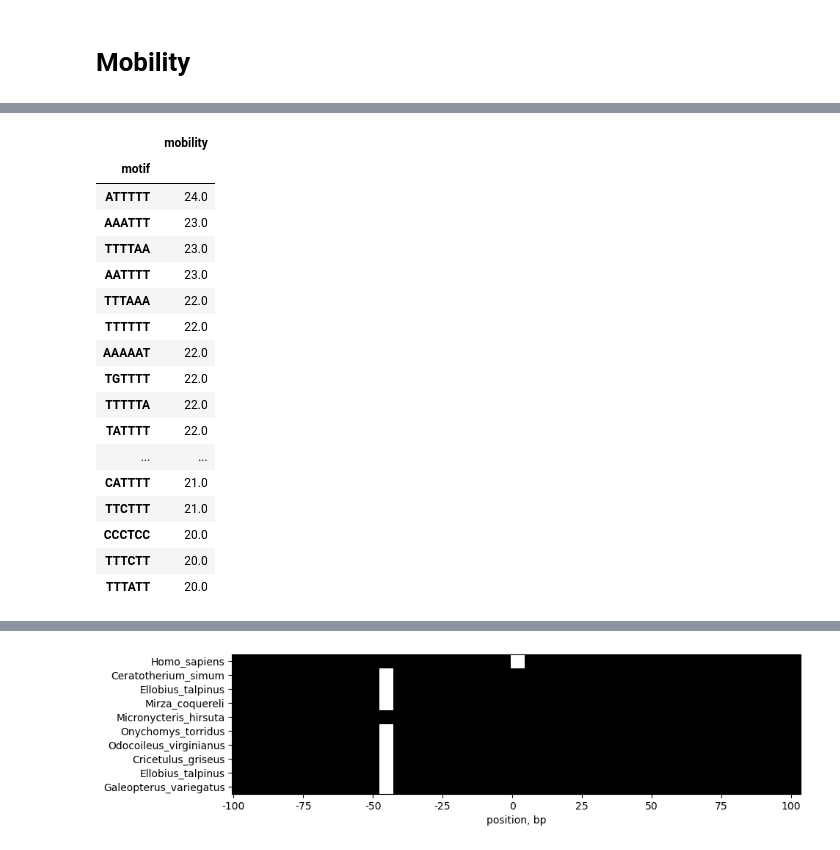
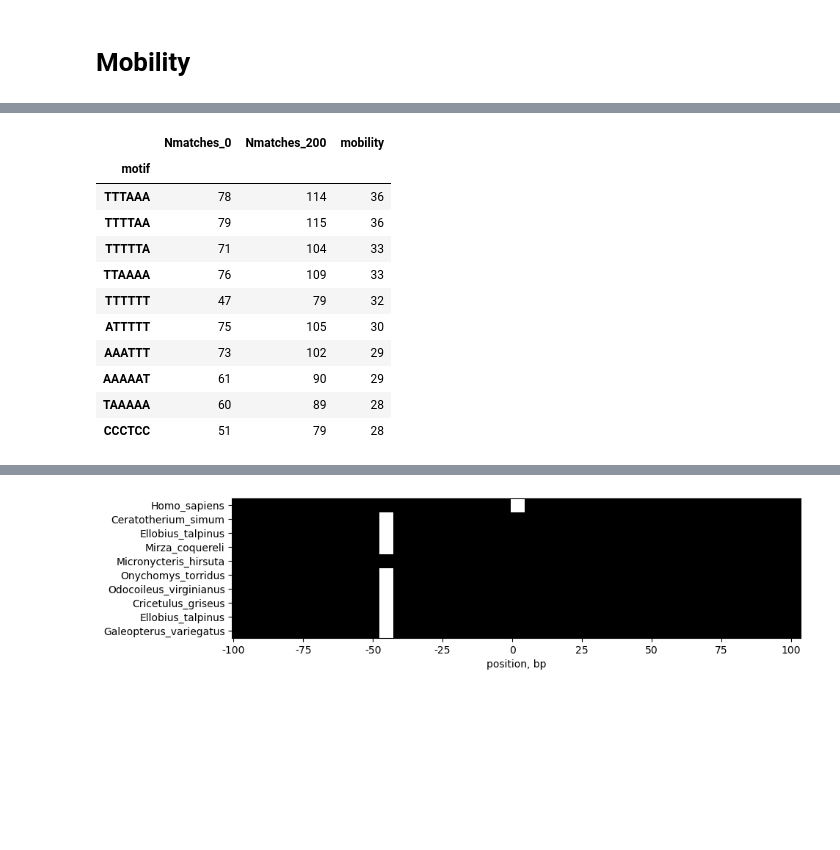
Before and after one commit to sergeyvilov/MLM, a Jupyter notebook: mammals_model/conservation/plots.ipynb, the cells around one changed output, grey strips where cells are left out. Saved outputs shown, nothing was run; the diff lists cells and outputs as text; code cells hidden in the pictures; blank space fills up the shorter version.

```diff
--- a/mammals_model/conservation/plots.ipynb
+++ b/mammals_model/conservation/plots.ipynb
@@ -170,8 +170,8 @@ motif_preds = motif_preds.merge(motif_nearest, how='left')
 # %%
-motif_preds['mobility'] = motif_preds.Nmatches_200-motif_preds.Nmatches_10
+motif_preds['mobility'] = motif_preds.Nmatches_200-motif_preds.Nmatches_0
 # %%
-df = motif_preds[motif_preds.L_nearest>400] #only motifs not overlapping with neighbours within Nmatches radius
-df = df.groupby('motif').mobility.mean().sort_values(ascending=False).round()
+df = motif_preds[motif_preds.L_nearest>200] #only motifs not overlapping with neighbours within Nmatches radius
+df = df[['motif','Nmatches_0','Nmatches_200','mobility']].groupby('motif').mean().sort_values(by='mobility',ascending=False).round()
 # %%
 import matplotlib as mpl
 
@@ -189,24 +189,18 @@ Text(0, 0.5, '# motifs')
 # %%
-df.head(20).to_frame() #average mobility per motif
+df.head(10).astype(int)
 # %% [output]
-|  | mobility |
-| motif |  |
-| ATTTTT | 24.0 |
-| AAATTT | 23.0 |
-| TTTTAA | 23.0 |
-| AATTTT | 23.0 |
-| TTTAAA | 22.0 |
-| TTTTTT | 22.0 |
-| AAAAAT | 22.0 |
-| TGTTTT | 22.0 |
-| TTTTTA | 22.0 |
-| TATTTT | 22.0 |
-| ... | ... |
-| CATTTT | 21.0 |
-| TTCTTT | 21.0 |
-| CCCTCC | 20.0 |
-| TTTCTT | 20.0 |
-| TTTATT | 20.0 |
+|  | Nmatches_0 | Nmatches_200 | mobility |
+| motif |  |  |  |
+| TTTAAA | 78 | 114 | 36 |
+| TTTTAA | 79 | 115 | 36 |
+| TTTTTA | 71 | 104 | 33 |
+| TTAAAA | 76 | 109 | 33 |
+| TTTTTT | 47 | 79 | 32 |
+| ATTTTT | 75 | 105 | 30 |
+| AAATTT | 73 | 102 | 29 |
+| AAAAAT | 61 | 90 | 29 |
+| TAAAAA | 60 | 89 | 28 |
+| CCCTCC | 51 | 79 | 28 |
 # %%
 def read_fasta(fasta_file):
 
```
Also changed, not shown: parts of 8 cells of this notebook.
